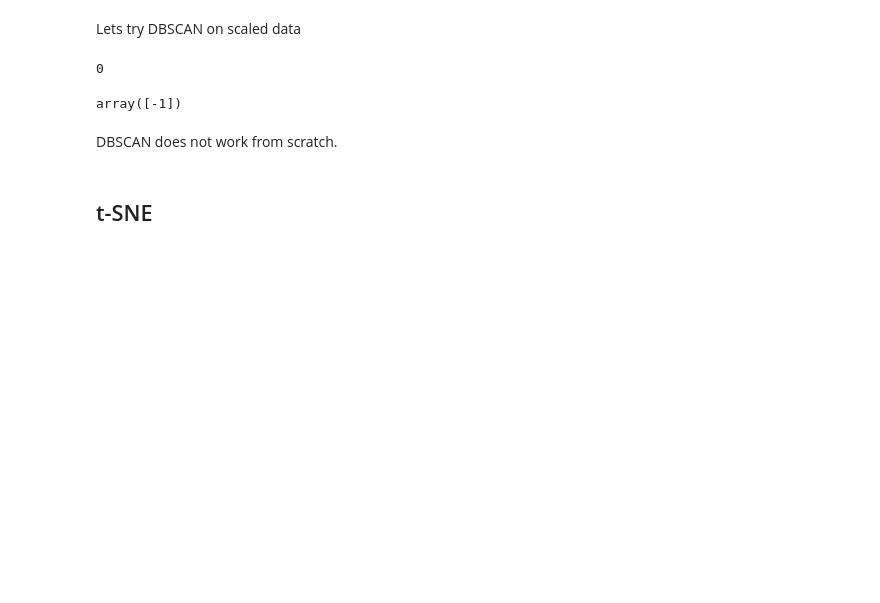
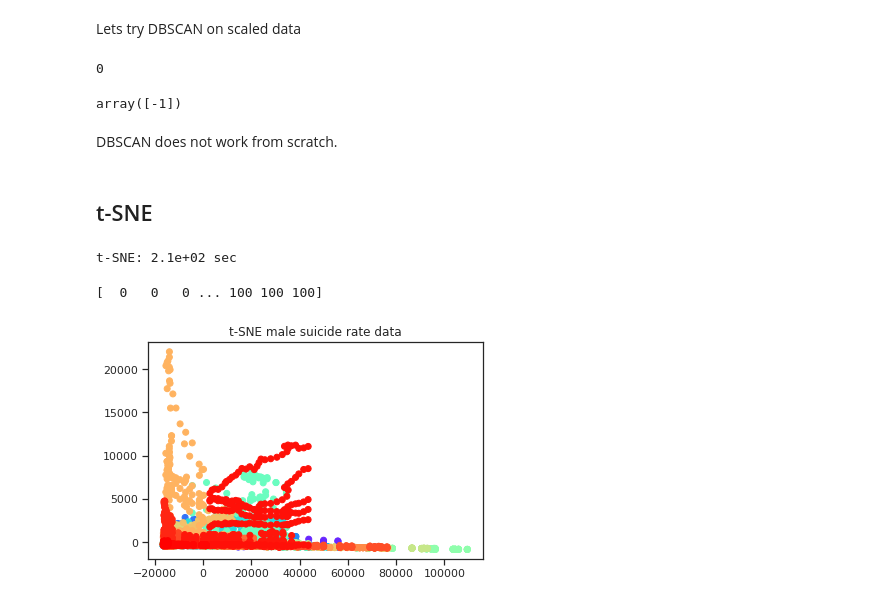
Before and after one commit to erinijapranckeviciene/MLdata, a Jupyter notebook: Clustering_exercise_with_isuic.ipynb, the cells around one changed output. Cells and saved outputs as stored; diff of their text form; code cells hidden in the pictures; blank space fills up the shorter version.

```diff
--- a/Clustering_exercise_with_isuic.ipynb
+++ b/Clustering_exercise_with_isuic.ipynb
@@ -326,18 +326,15 @@ DBSCAN does not work from scratch.
 # %% [markdown]
 ## t-SNE
 # %%
+
 # Perform t-distributed stochastic neighbor embedding.
+from time import time
+from sklearn import manifold
+
 t0 = time()
 tsne = manifold.TSNE(n_components=2, init='pca', random_state=0)
-trans_data = tsne.fit_transform(sphere_data).T
+trans_isuic_male_reduced_dummy= tsne.fit_transform(isuic_male_reduced_dummies).T
 t1 = time()
 print("t-SNE: %.2g sec" % (t1 - t0))
-
-ax = fig.add_subplot(2, 5, 10)
-plt.scatter(trans_data[0], trans_data[1], c=colors, cmap=plt.cm.rainbow)
-plt.title("t-SNE (%.2g sec)" % (t1 - t0))
-ax.xaxis.set_major_formatter(NullFormatter())
-ax.yaxis.set_major_formatter(NullFormatter())
-plt.axis('tight')
-
-plt.show()
+# %% [output]
+t-SNE: 2.1e+02 sec
@@ -343,0 +344,13 @@ plt.show()
+# %%
+
+b = pd.get_dummies(country_male_data)
+cl=b.values.argmax(1)
+print(cl)
+# %% [output]
+[  0   0   0 ... 100 100 100]
+# %%
+plt.scatter(trans_isuic_male_reduced_dummy[0], trans_isuic_male_reduced_dummy[1], c=cl, cmap=plt.cm.rainbow)
+plt.title("t-SNE male suicide rate data")
+plt.show()
+# %% [output]
+[figure, added]
```
Also changed, not shown: parts of 3 cells of this notebook.
